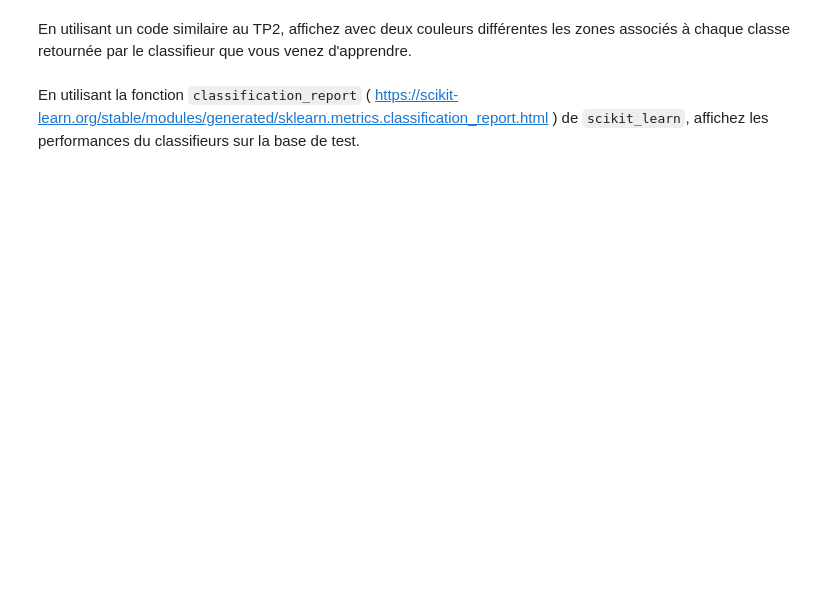
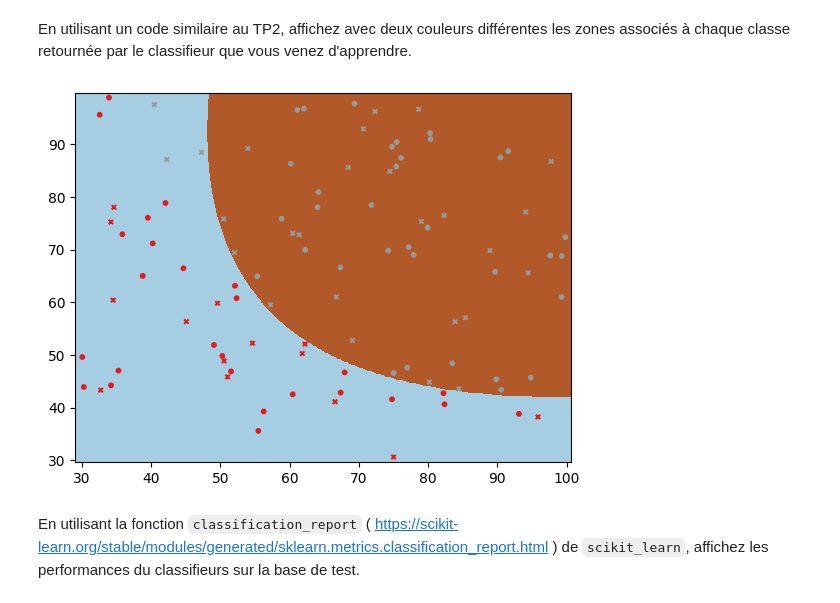
Before and after one commit to ViniciusGN/Kaggle-AI-Studies, a Jupyter notebook: Apprentissage/TP3_Vinicius_Nascimento/TP3_Vinicius_Nascimento.ipynb, the cells around one changed output. Saved outputs shown, nothing was run; the diff lists cells and outputs as text; code cells hidden in the pictures; blank space fills up the shorter version.

```diff
--- a/Apprentissage/TP3_Vinicius_Nascimento/TP3_Vinicius_Nascimento.ipynb
+++ b/Apprentissage/TP3_Vinicius_Nascimento/TP3_Vinicius_Nascimento.ipynb
@@ -155,0 +175,7 @@ raise NotImplementedError()
+# %%
+from sklearn.svm import SVC
+
+# YOUR CODE HERE
+clf_poly = SVC(kernel='poly', random_state=42)
+clf_poly.fit(X_train, y_train)
+# raise NotImplementedError()
@@ -177,3 +203,23 @@ raise NotImplementedError()
+# %%
+# YOUR CODE HERE
+pas = 500  # Nombre de points de la grille (résolution)
+x_min, x_max = X[:, 0].min() - 1, X[:, 0].max() + 1
+y_min, y_max = X[:, 1].min() - 1, X[:, 1].max() + 1
+h = abs(x_max - x_min) / pas
+xx, yy = np.meshgrid(np.arange(x_min, x_max, h), np.arange(y_min, y_max, h))
+
+Z = clf_poly.predict(np.stack((xx.ravel(), yy.ravel()), 1))
+Z = Z.reshape(xx.shape)
+
+plt.scatter(X_train[:, 0], X_train[:, 1], c=y_train, cmap=plt.cm.Set1, marker='o', s=10, label="Train")
+plt.scatter(X_test[:, 0], X_test[:, 1], c=y_test, cmap=plt.cm.Set1, marker='x', s=10, label="Test")
+
+plt.imshow(Z, interpolation='nearest', extent=(xx.min(), xx.max(), yy.min(), yy.max()),
+           cmap=plt.cm.Paired, aspect='auto', origin='lower')
+plt.show()
+# raise NotImplementedError()
+# %% [output]
+[figure, added]
 # %% [markdown]
 En utilisant la fonction `classification_report` ( https://scikit-learn.org/stable/modules/generated/sklearn.metrics.classification_report.html ) de `scikit_learn`, affichez les performances du classifieurs sur la base de test.
 # %%
```
Also changed, not shown: parts of 51 cells of this notebook.
